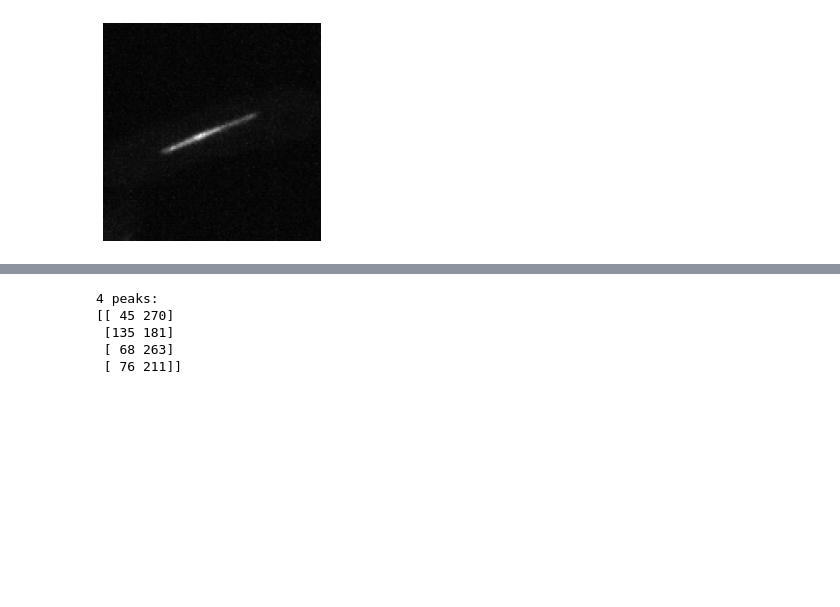
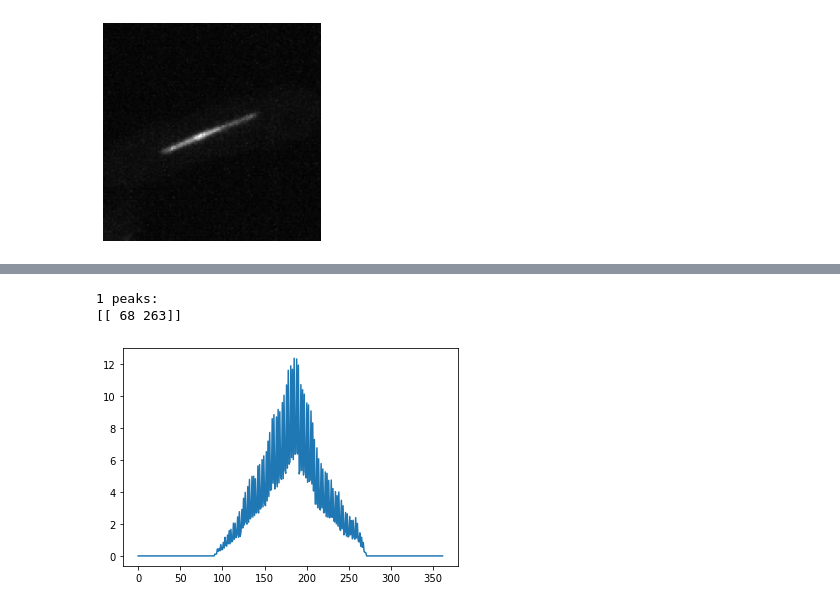
Before and after one commit to CulleyLab/fitting_lines, a Jupyter notebook: Hough_transform/Hough_transform_raw_data.ipynb, the cells around one changed output, grey strips where cells are left out. Cells and saved outputs as stored; diff of their text form; code cells hidden in the pictures; blank space fills up the shorter version.

```diff
--- a/Hough_transform/Hough_transform_raw_data.ipynb
+++ b/Hough_transform/Hough_transform_raw_data.ipynb
@@ -84,7 +112,7 @@ wghts = img[nonzeros[:,0], nonzeros[:,1]] # 16351
 np.tile(wghts, n_thetas)# 2959531
 #(rhos_res.ravel()).shape
 # %%
-min_dist = 15
+min_dist = 40
 # find local maxima
 peaks = peak_local_max(accumulator, min_distance = min_dist, exclude_border = True)
 #peaks = peak_local_max(accumulator, min_distance = min_dist, exclude_border = False)
@@ -108,11 +136,12 @@ slope = (-cos_theta_peaks) / sin_theta_peaks
 slope_x = -cos_theta_peaks*np.tile(xs.reshape(n_x, 1), n_peaks) / sin_theta_peaks
 ys = slope_x + intercept
 # %% [output]
-4 peaks:
-[[ 45 270]
- [135 181]
- [ 68 263]
- [ 76 211]]
+1 peaks:
+[[ 68 263]]
+# %%
+plt.plot(accumulator[135,:]);
+# %% [output]
+[figure, added]
 # %%
 #accumulator, theta_vals, rho_vals = hough_transform(img)
 #accumulator = accumulator*img
```
Also changed, not shown: parts of 4 cells of this notebook.
